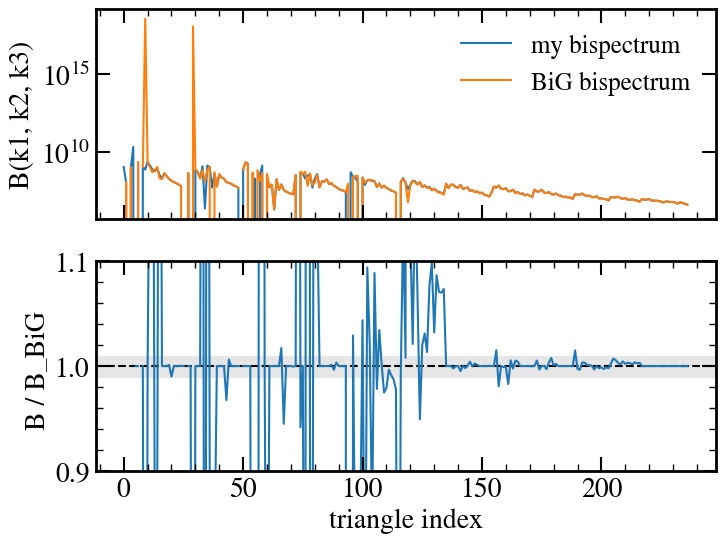
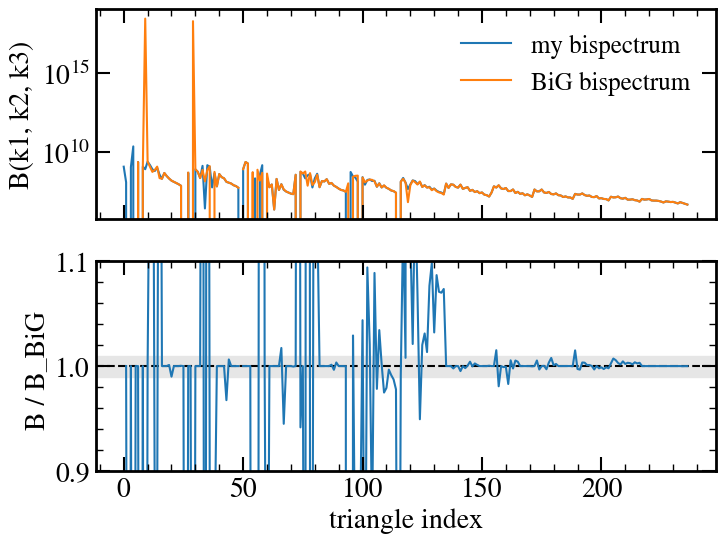
Code edit (unified diff) that turned the first committed figure into the second:
--- before
+++ after
@@ -1,10 +1,10 @@
 fig, ax = plt.subplots(2, 1, sharex=True, figsize=(8, 6))
 
-trindex = np.arange(len(my_bisp))
-ax[0].semilogy(trindex, my_bisp, label='my bispectrum')
+trindex = np.arange(len(my_bisp['bispectrum']))
+ax[0].semilogy(trindex, my_bisp['bispectrum'], label='my bispectrum')
 ax[0].semilogy(trindex, big_res['bispectrum'], label='BiG bispectrum')
 ax[1].axhspan(0.99, 1.01, color='0.9')
 ax[1].axhline(1, color='k', ls='--')
-ax[1].plot(trindex, my_bisp / big_res['bispectrum'])
+ax[1].plot(trindex, my_bisp['bispectrum'] / big_res['bispectrum'])
 ax[1].set_xlabel('triangle index')
 ax[0].set_ylabel('B(k1, k2, k3)')
@@ -14,5 +14,5 @@
 ax[1].set_ylim(0.9, 1.1)
 print(big_res['bispectrum'].shape)
-print(my_bisp.shape)
+print(my_bisp['bispectrum'].shape)
 
 plt.show()

Commit: updated test